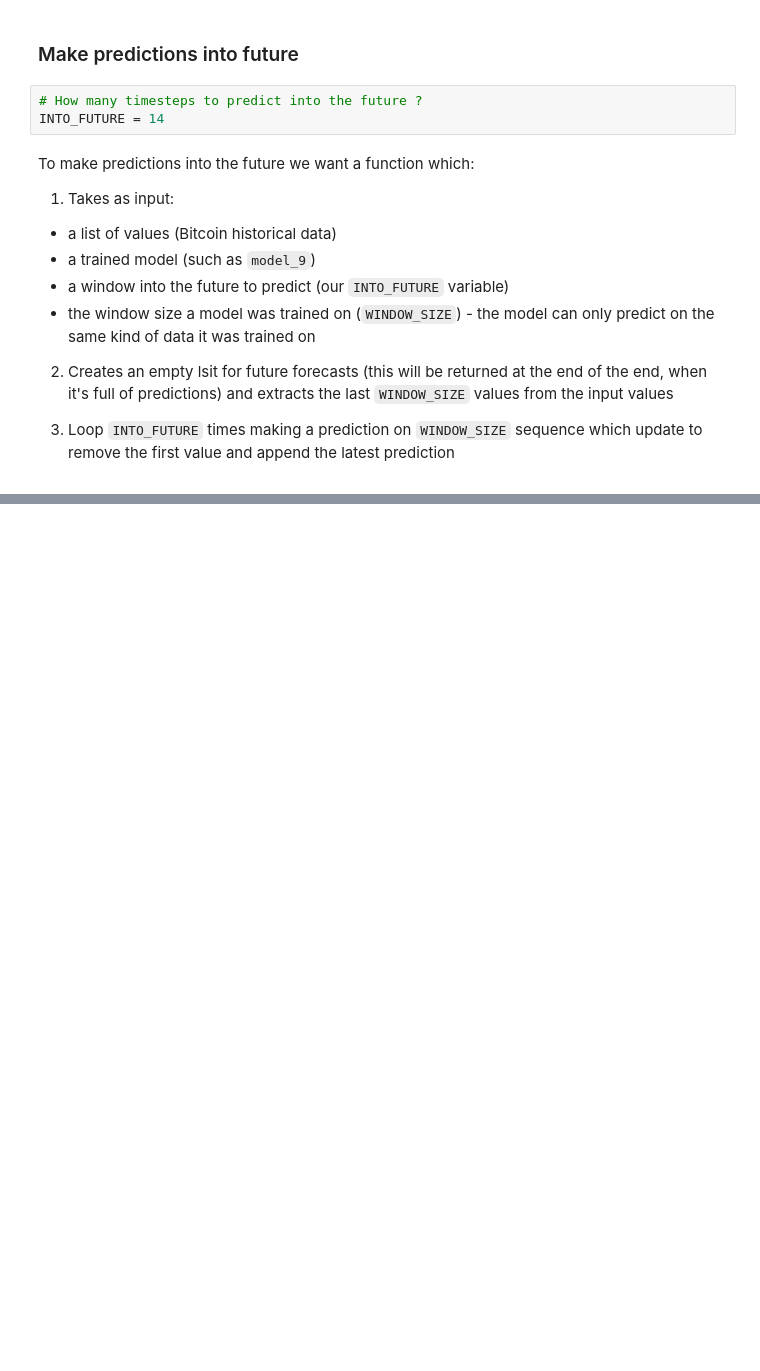
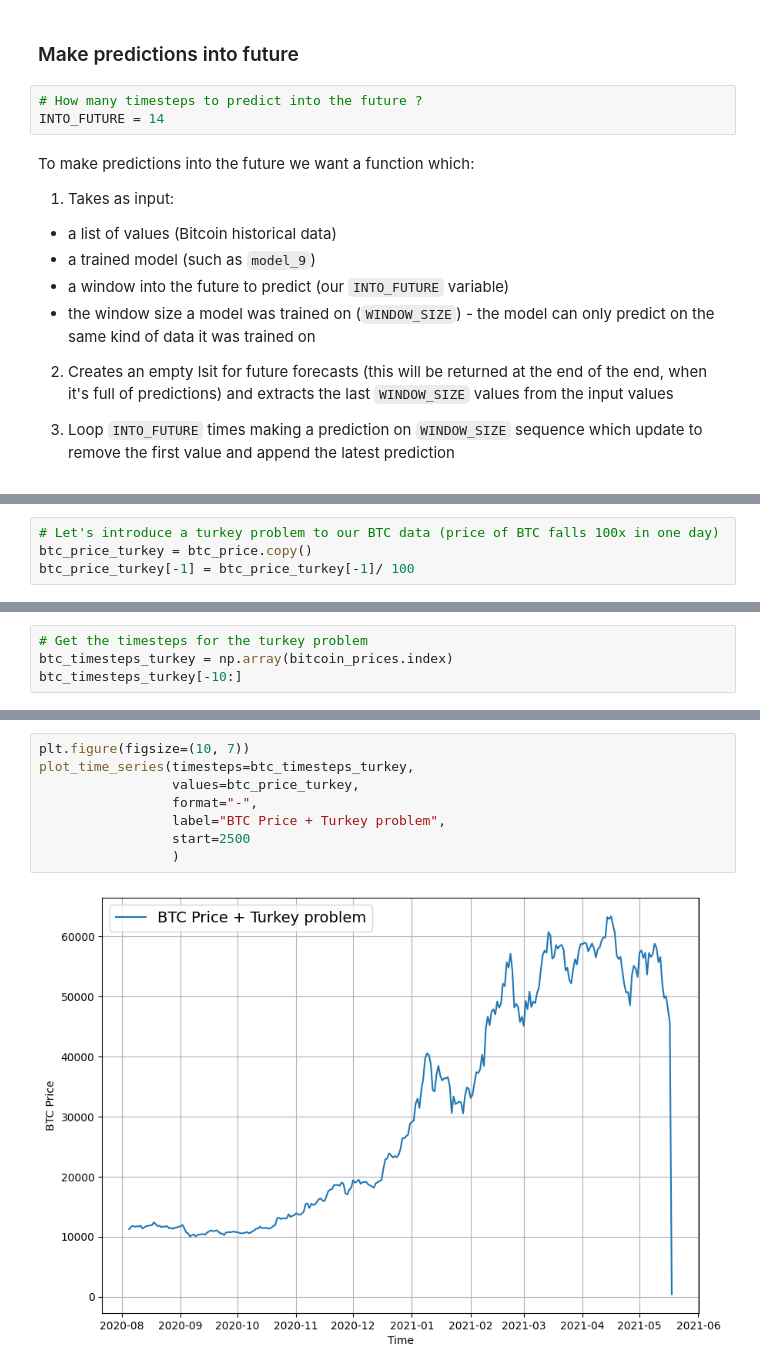
Before and after one commit to Nuthan03/Time-series, a Jupyter notebook: time_series_forecasting.ipynb, the cells around one changed output, grey strips where cells are left out. Drawn from its saved outputs; the diff is of its cells as text; blank space fills up the shorter version.

```diff
--- a/time_series_forecasting.ipynb
+++ b/time_series_forecasting.ipynb
@@ -2024,0 +2151,4 @@ To make predictions into the future we want a function which:
+# %%
+# Let's introduce a turkey problem to our BTC data (price of BTC falls 100x in one day)
+btc_price_turkey = btc_price.copy()
+btc_price_turkey[-1] = btc_price_turkey[-1]/ 100
@@ -2024,0 +2169,4 @@ To make predictions into the future we want a function which:
+# %%
+# Get the timesteps for the turkey problem
+btc_timesteps_turkey = np.array(bitcoin_prices.index)
+btc_timesteps_turkey[-10:]
@@ -2024,0 +2180,10 @@ To make predictions into the future we want a function which:
+# %%
+plt.figure(figsize=(10, 7))
+plot_time_series(timesteps=btc_timesteps_turkey,
+                 values=btc_price_turkey,
+                 format="-",
+                 label="BTC Price + Turkey problem",
+                 start=2500
+                 )
+# %% [output]
+[figure, added]
```
Also changed, not shown: parts of 68 cells of this notebook.
